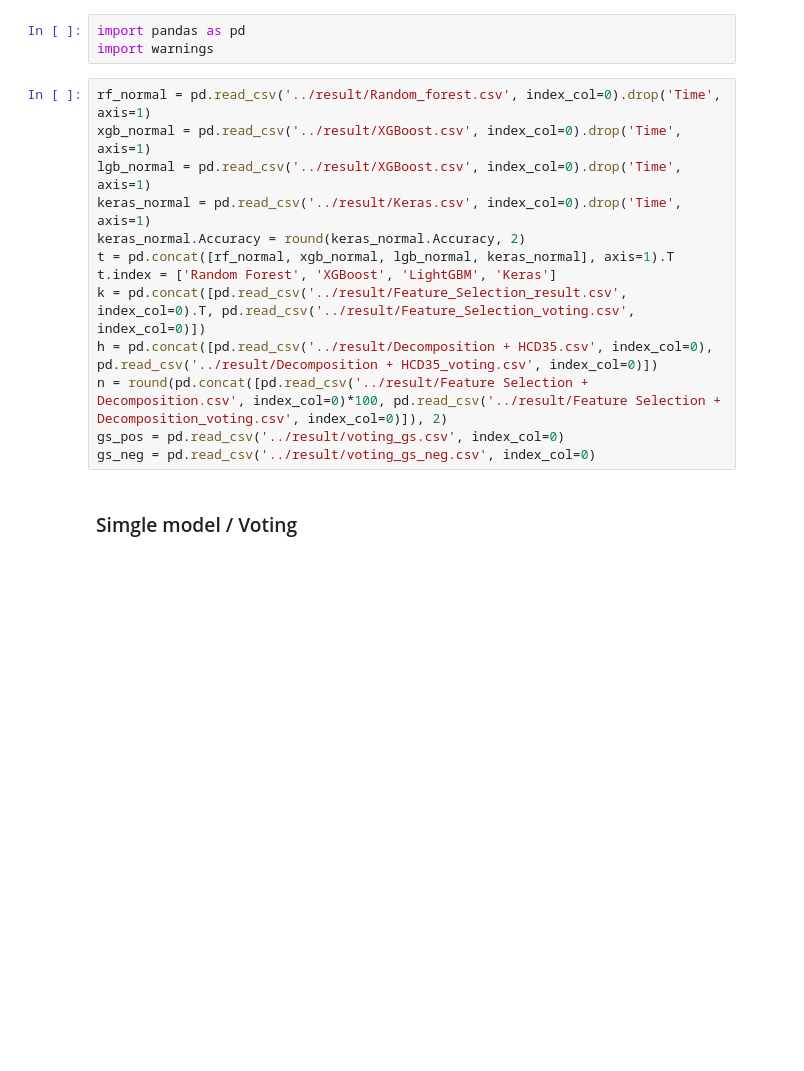
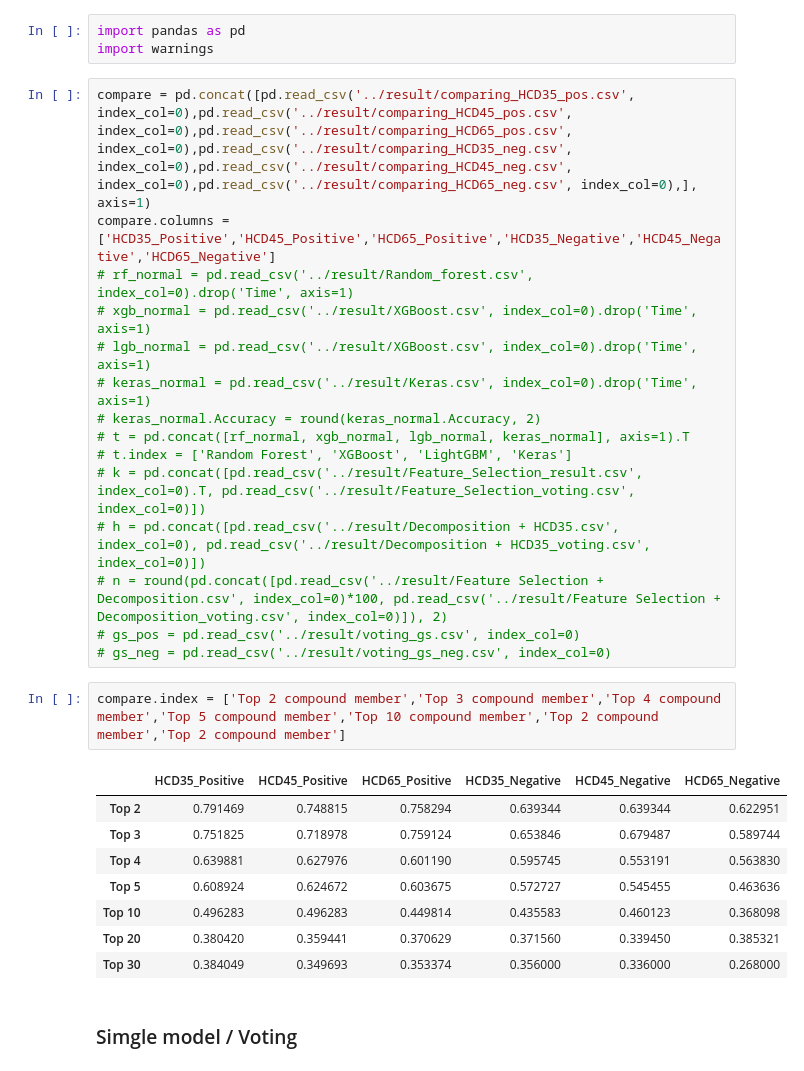
Before and after one commit to WSY496/ms2class, a Jupyter notebook: ipynb/0_Overview of Result.ipynb, the cells around one changed output. Cells and saved outputs as stored; diff of their text form; blank space fills up the shorter version.

Commit message:
add new result of comparing

```diff
--- a/ipynb/0_Overview of Result.ipynb
+++ b/ipynb/0_Overview of Result.ipynb
@@ -2,18 +2,31 @@
 import pandas as pd
 import warnings
 # %%
-rf_normal = pd.read_csv('../result/Random_forest.csv', index_col=0).drop('Time', axis=1)
-xgb_normal = pd.read_csv('../result/XGBoost.csv', index_col=0).drop('Time', axis=1)
-lgb_normal = pd.read_csv('../result/XGBoost.csv', index_col=0).drop('Time', axis=1)
-keras_normal = pd.read_csv('../result/Keras.csv', index_col=0).drop('Time', axis=1)
-keras_normal.Accuracy = round(keras_normal.Accuracy, 2)
-t = pd.concat([rf_normal, xgb_normal, lgb_normal, keras_normal], axis=1).T
-t.index = ['Random Forest', 'XGBoost', 'LightGBM', 'Keras']
-k = pd.concat([pd.read_csv('../result/Feature_Selection_result.csv', index_col=0).T, pd.read_csv('../result/Feature_Selection_voting.csv', index_col=0)])
-h = pd.concat([pd.read_csv('../result/Decomposition + HCD35.csv', index_col=0), pd.read_csv('../result/Decomposition + HCD35_voting.csv', index_col=0)])
-n = round(pd.concat([pd.read_csv('../result/Feature Selection + Decomposition.csv', index_col=0)*100, pd.read_csv('../result/Feature Selection + Decomposition_voting.csv', index_col=0)]), 2)
-gs_pos = pd.read_csv('../result/voting_gs.csv', index_col=0)
-gs_neg = pd.read_csv('../result/voting_gs_neg.csv', index_col=0)
+compare = pd.concat([pd.read_csv('../result/comparing_HCD35_pos.csv', index_col=0),pd.read_csv('../result/comparing_HCD45_pos.csv', index_col=0),pd.read_csv('../result/comparing_HCD65_pos.csv', index_col=0),pd.read_csv('../result/comparing_HCD35_neg.csv', index_col=0),pd.read_csv('../result/comparing_HCD45_neg.csv', index_col=0),pd.read_csv('../result/comparing_HCD65_neg.csv', index_col=0),], axis=1)
+compare.columns = ['HCD35_Positive','HCD45_Positive','HCD65_Positive','HCD35_Negative','HCD45_Negative','HCD65_Negative']
+# rf_normal = pd.read_csv('../result/Random_forest.csv', index_col=0).drop('Time', axis=1)
+# xgb_normal = pd.read_csv('../result/XGBoost.csv', index_col=0).drop('Time', axis=1)
+# lgb_normal = pd.read_csv('../result/XGBoost.csv', index_col=0).drop('Time', axis=1)
+# keras_normal = pd.read_csv('../result/Keras.csv', index_col=0).drop('Time', axis=1)
+# keras_normal.Accuracy = round(keras_normal.Accuracy, 2)
+# t = pd.concat([rf_normal, xgb_normal, lgb_normal, keras_normal], axis=1).T
+# t.index = ['Random Forest', 'XGBoost', 'LightGBM', 'Keras']
+# k = pd.concat([pd.read_csv('../result/Feature_Selection_result.csv', index_col=0).T, pd.read_csv('../result/Feature_Selection_voting.csv', index_col=0)])
+# h = pd.concat([pd.read_csv('../result/Decomposition + HCD35.csv', index_col=0), pd.read_csv('../result/Decomposition + HCD35_voting.csv', index_col=0)])
+# n = round(pd.concat([pd.read_csv('../result/Feature Selection + Decomposition.csv', index_col=0)*100, pd.read_csv('../result/Feature Selection + Decomposition_voting.csv', index_col=0)]), 2)
+# gs_pos = pd.read_csv('../result/voting_gs.csv', index_col=0)
+# gs_neg = pd.read_csv('../result/voting_gs_neg.csv', index_col=0)
+# %%
+compare.index = ['Top 2 compound member','Top 3 compound member','Top 4 compound member','Top 5 compound member','Top 10 compound member','Top 2 compound member','Top 2 compound member']
+# %% [output]
+|  | HCD35_Positive | HCD45_Positive | HCD65_Positive | HCD35_Negative | HCD45_Negative | HCD65_Negative |
+| Top 2 | 0.791469 | 0.748815 | 0.758294 | 0.639344 | 0.639344 | 0.622951 |
+| Top 3 | 0.751825 | 0.718978 | 0.759124 | 0.653846 | 0.679487 | 0.589744 |
+| Top 4 | 0.639881 | 0.627976 | 0.601190 | 0.595745 | 0.553191 | 0.563830 |
+| Top 5 | 0.608924 | 0.624672 | 0.603675 | 0.572727 | 0.545455 | 0.463636 |
+| Top 10 | 0.496283 | 0.496283 | 0.449814 | 0.435583 | 0.460123 | 0.368098 |
+| Top 20 | 0.380420 | 0.359441 | 0.370629 | 0.371560 | 0.339450 | 0.385321 |
+| Top 30 | 0.384049 | 0.349693 | 0.353374 | 0.356000 | 0.336000 | 0.268000 |
 # %% [markdown]
 ### Simgle model / Voting
 # %%
```
Also changed, not shown: 19 other files.
